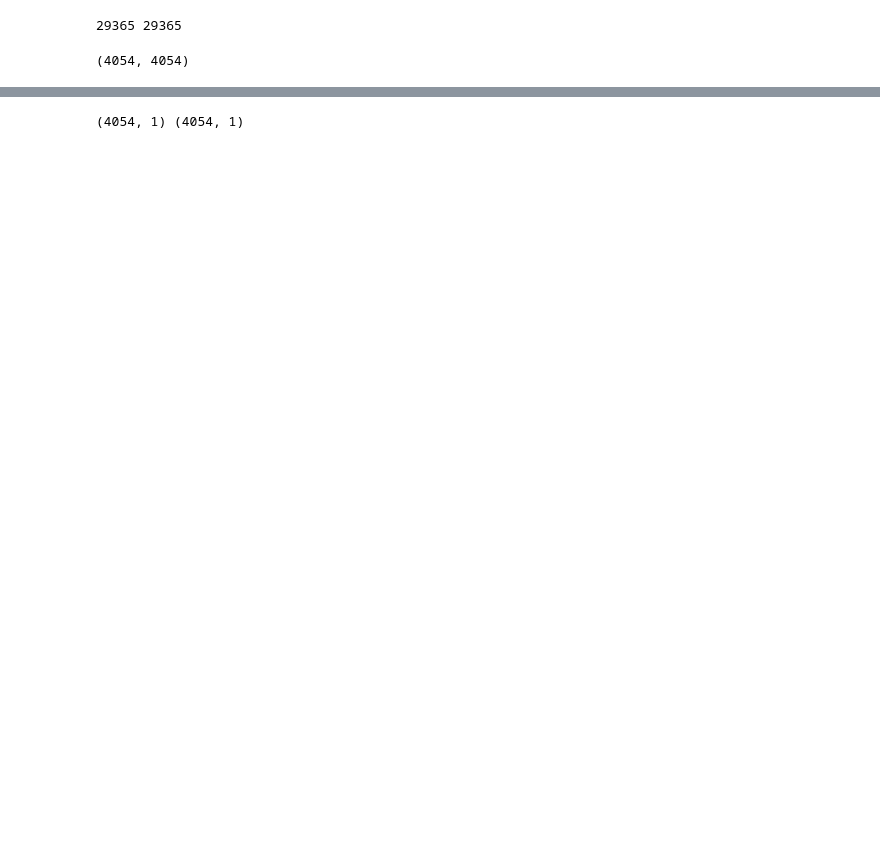
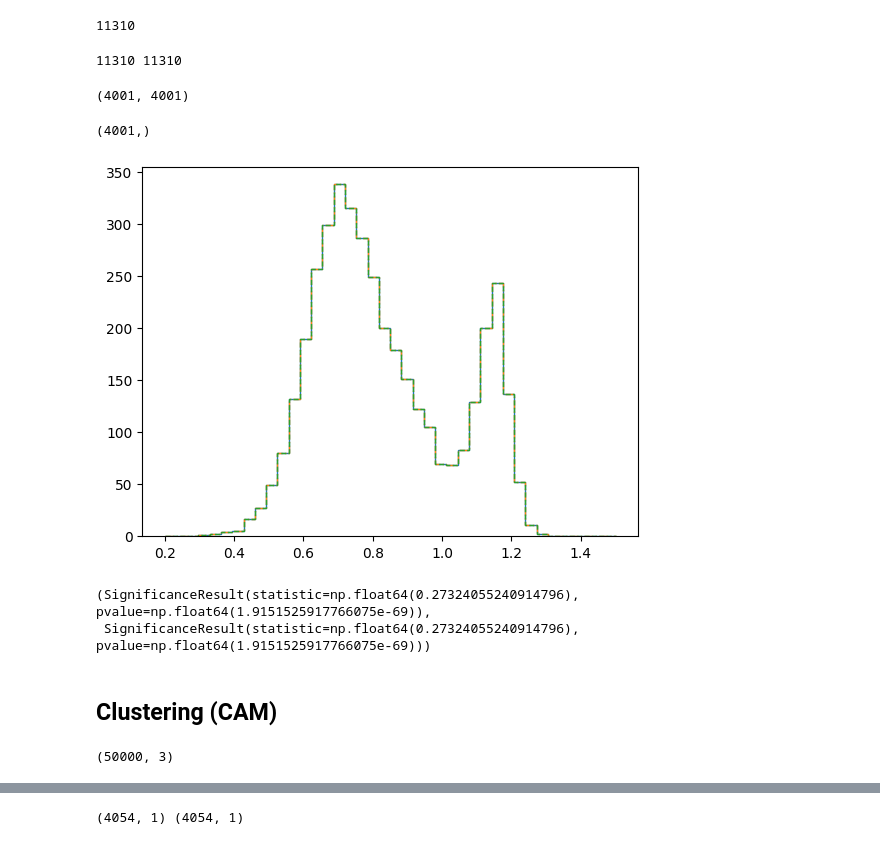
Before and after one commit to ismael-mendoza/multicam-tng-mah, a Jupyter notebook: notebooks/current/multicam_sham_hydro_a12_noscatter.ipynb, the cells around one changed output, grey strips where cells are left out. Drawn from its saved outputs; the diff is of its cells as text; code cells hidden in the pictures; blank space fills up the shorter version.

```diff
--- a/notebooks/current/multicam_sham_hydro_a12_noscatter.ipynb
+++ b/notebooks/current/multicam_sham_hydro_a12_noscatter.ipynb
@@ -33,13 +47,21 @@ hydro_full = hydro_full[
 
 # Add z12
 hydro_full['z12'] = (1 / hydro_full['a12']) - 1
+# %%
+# cut based on mpeak
+log_mpeak = np.log10(hydro_full['mpeak'])
+mpeak_cut_mask = (log_mpeak > 11) & (log_mpeak < 12)
+hydro_full = hydro_full[mpeak_cut_mask]
+len(hydro_full)
+# %% [output]
+11310
 # %%
 
 # -----------------------------
 # Define SHAM baseline
 # -----------------------------
-log10_mpeak = np.log10(hydro_full['mpeak'].values)
-log10_stellar_mass = np.log10(hydro_full['StellarMass'].values)
+log10_mpeak = np.log10(hydro_full['mpeak'].data)
+log10_stellar_mass = np.log10(hydro_full['stellar_mass'].data)
 
 print(len(log10_mpeak), len(log10_stellar_mass))
 assert len(log10_mpeak) == len(log10_stellar_mass)
@@ -50,10 +72,10 @@ logmstar_sham = qt(
     log10_stellar_mass  # if your implementation requires it
 )
 # %% [output]
-29365 29365
+11310 11310
 # %%
 
-star_mask =(np.log10(hydro_full['StellarMass']) > 9.5) & (np.log10(hydro_full['StellarMass']) < 10.2)
+star_mask = (log10_stellar_mass > 9.5) & (log10_stellar_mass < 10.2)
 hydro_mstar_cut = hydro_full[star_mask]
 
 sham_mask = (logmstar_sham > 9.5) & (logmstar_sham < 10.2)
@@ -62,4 +84,4 @@ hydro_mstar_pred = hydro_full[sham_mask]
 
 len(hydro_mstar_cut), len(hydro_mstar_pred)
 # %% [output]
-(4054, 4054)
+(4001, 4001)
@@ -72,0 +88,33 @@ len(hydro_mstar_cut), len(hydro_mstar_pred)
+# %%
+# CAM prediction for color
+# possibly resample
+# _color = np.random.choice(hydro_mstar_cut['color'].data, size=len(hydro_mstar_cut), replace=True)
+_color = hydro_mstar_cut['color']
+color_cam_pred = qt(hydro_mstar_pred['z12'].data, _color)
+color_cam_pred.shape
+# %% [output]
+(4001,)
+# %%
+bins = np.linspace(0.2, 1.5, 41)
+
+plt.hist(hydro_mstar_cut['color'], bins=bins, histtype='step')
+plt.hist(color_cam_pred, bins=bins, histtype='step', linestyle='-.');
+plt.hist(_color, bins=bins, histtype='step', linestyle='--');
+# shoudl be exactly the same
+# %% [output]
+[figure, added]
+# %%
+spearmanr(hydro_mstar_cut['color'], color_cam_pred), spearmanr(_color, color_cam_pred)
+# %% [output]
+(SignificanceResult(statistic=np.float64(0.27324055240914796), pvalue=np.float64(1.9151525917766075e-69)),
+ SignificanceResult(statistic=np.float64(0.27324055240914796), pvalue=np.float64(1.9151525917766075e-69)))
+# %% [markdown]
+## Clustering (CAM)
+# %%
+Lbox = 110.7 * TNG_H # TNG box size in Mpc /h
+rbins = np.logspace(np.log10(0.1), np.log10(24.9), 16)
+rbin_centers = 0.5 * (rbins[1:] + rbins[:-1])
+randoms = generate_randoms(Lbox, 50000)
+randoms.shape
+# %% [output]
+(50000, 3)
```
Also changed, not shown: parts of 14 cells of this notebook.
